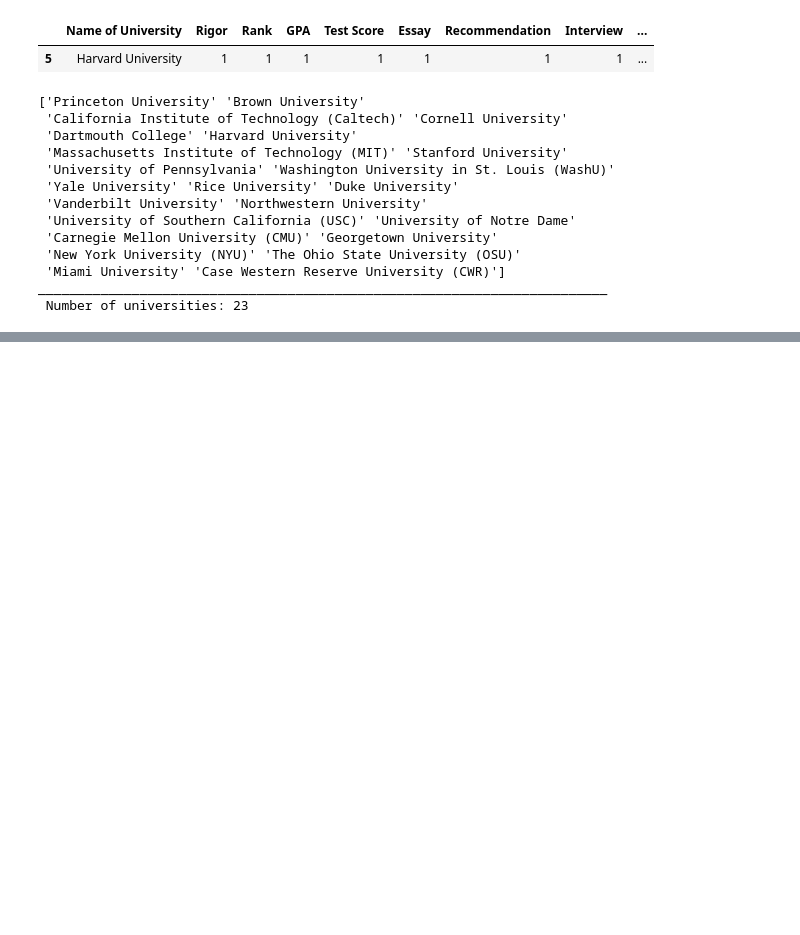
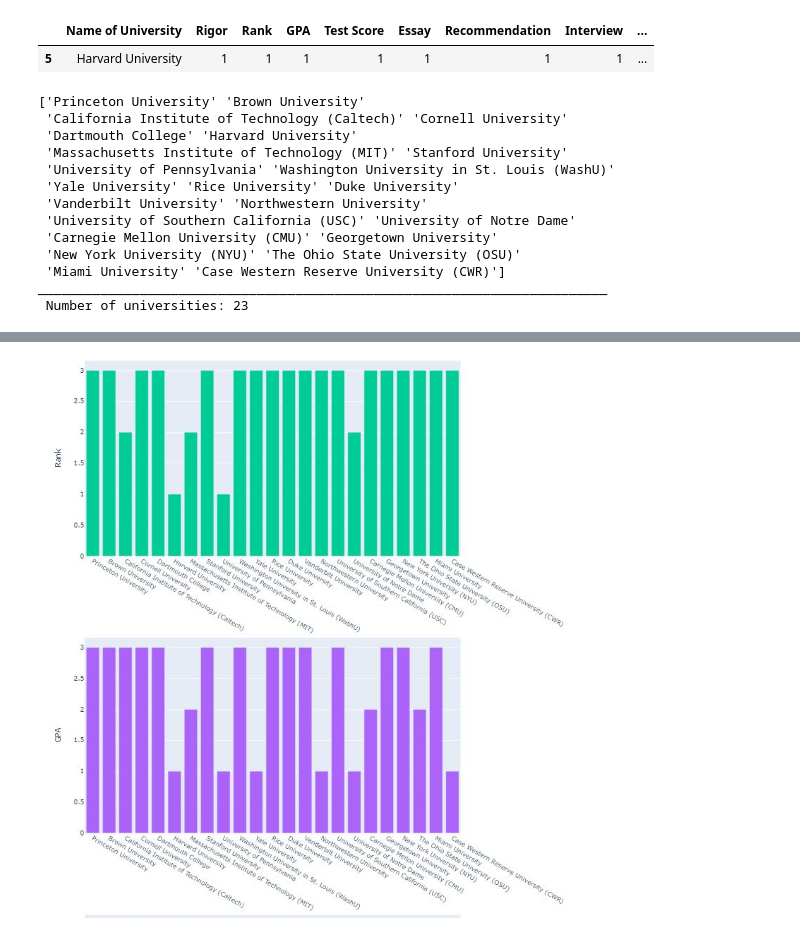
Before and after one commit to MilicaPutica/Exploratory-Data-Analysis-and-Visualization-for-metrics-with-Pandas-and-Plotly, a Jupyter notebook: Exploratory Data Analysis and Visualization for metrics with Pandas and Plotly.ipynb, the cells around one changed output, grey strips where cells are left out. Drawn from its saved outputs; the diff is of its cells as text; code cells hidden in the pictures; blank space fills up the shorter version.

```diff
--- a/Exploratory Data Analysis and Visualization for metrics with Pandas and Plotly.ipynb
+++ b/Exploratory Data Analysis and Visualization for metrics with Pandas and Plotly.ipynb
@@ -84,0 +88,4 @@ fig.show()
+# %%
+display(Image(filename="EDA_2.jpg"))
+# %% [output]
+[figure, added]
```
Also changed, not shown: parts of 15 cells of this notebook.
